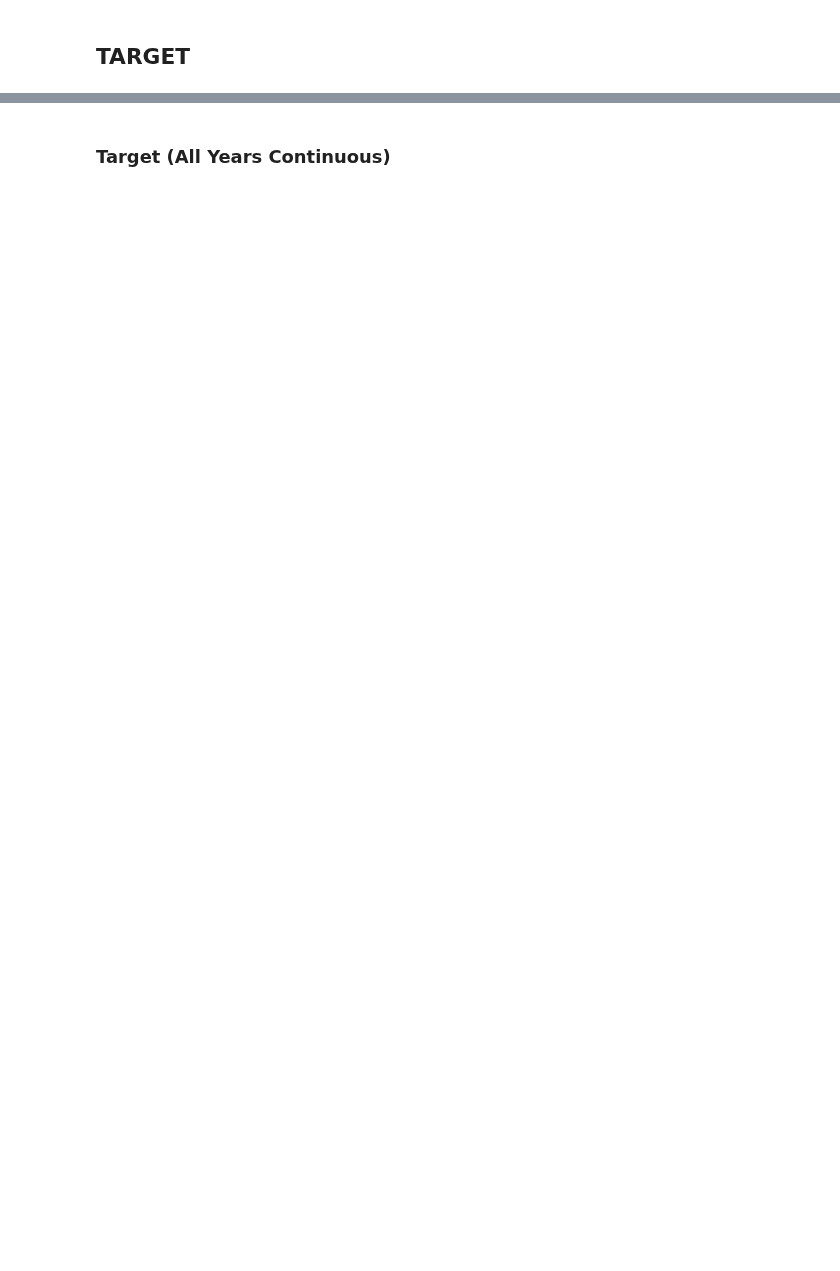
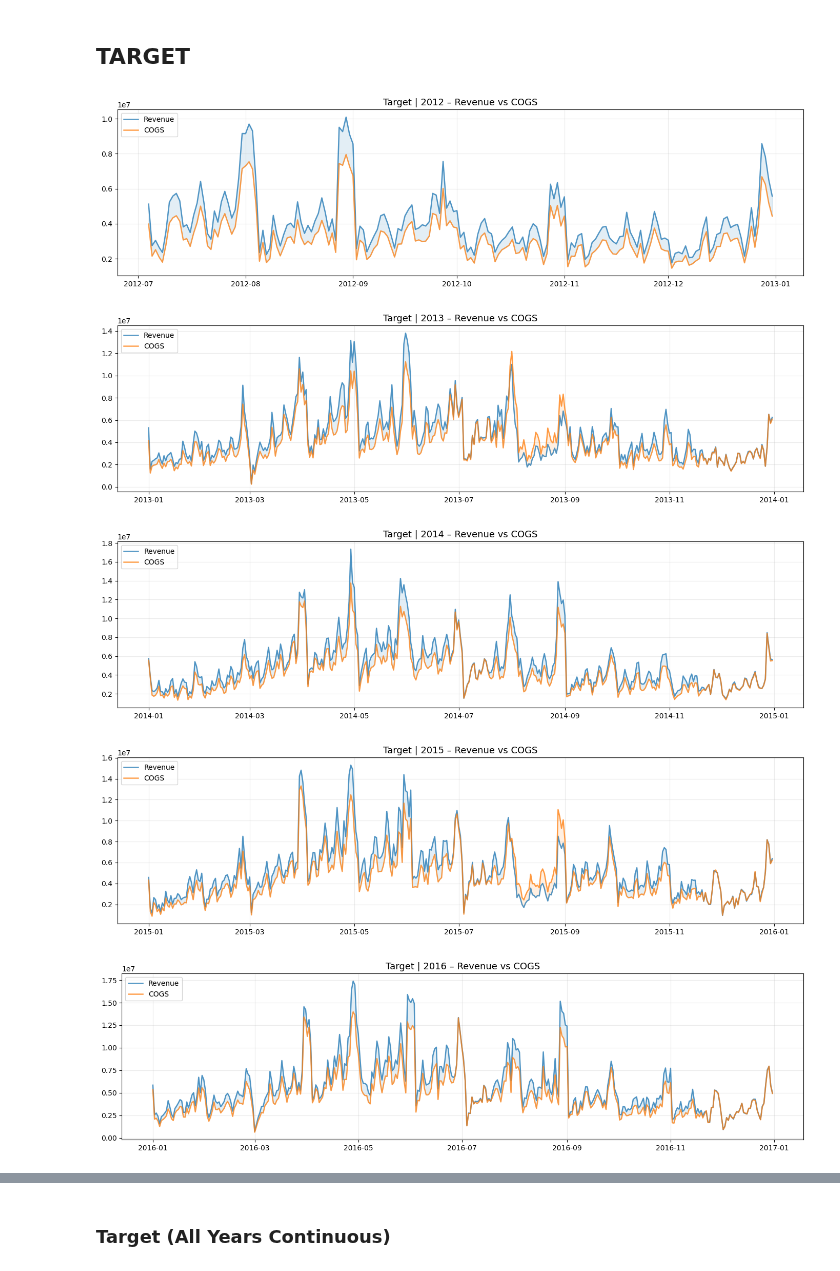
Before and after one commit to 24127027/datathon2026, a Jupyter notebook: image.ipynb, the cells around one changed output, grey strips where cells are left out. Cells and saved outputs as stored; diff of their text form; code cells hidden in the pictures; blank space fills up the shorter version.

Commit message:
feat: add exploratory data analysis figures and update baseline feature engineering pipeline

```diff
--- a/image.ipynb
+++ b/image.ipynb
@@ -193,14 +211,20 @@ print(f'Total columns                      : {len(all_cols)}')
 # %%
 import pandas as pd
 fields = [c for c in ['Revenue', 'COGS'] if c in daily_df.columns]
 daily = build_daily(daily_df, fields=fields)
 
-sub_df = pd.read_csv('submission_baseline.csv')
+sub_df = pd.read_csv('submission_direct.csv')
 sub_df['date'] = pd.to_datetime(sub_df['Date'])
 
 sub_cols = ['date'] + fields
 daily_merged = pd.concat([daily, sub_df[sub_cols]], axis=0, ignore_index=True)
 daily_merged = daily_merged.drop_duplicates(subset=['date'], keep='last')
 daily_merged = daily_merged.sort_values('date')
 
 plot_overlay(daily_merged, fields=fields, title_prefix='Target')
+# %% [output]
+[figure, added]
+[figure, added]
+[figure, added]
+[figure, added]
+[figure, added]
```
Also changed, not shown: parts of 3 cells of this notebook, 28 other files.
